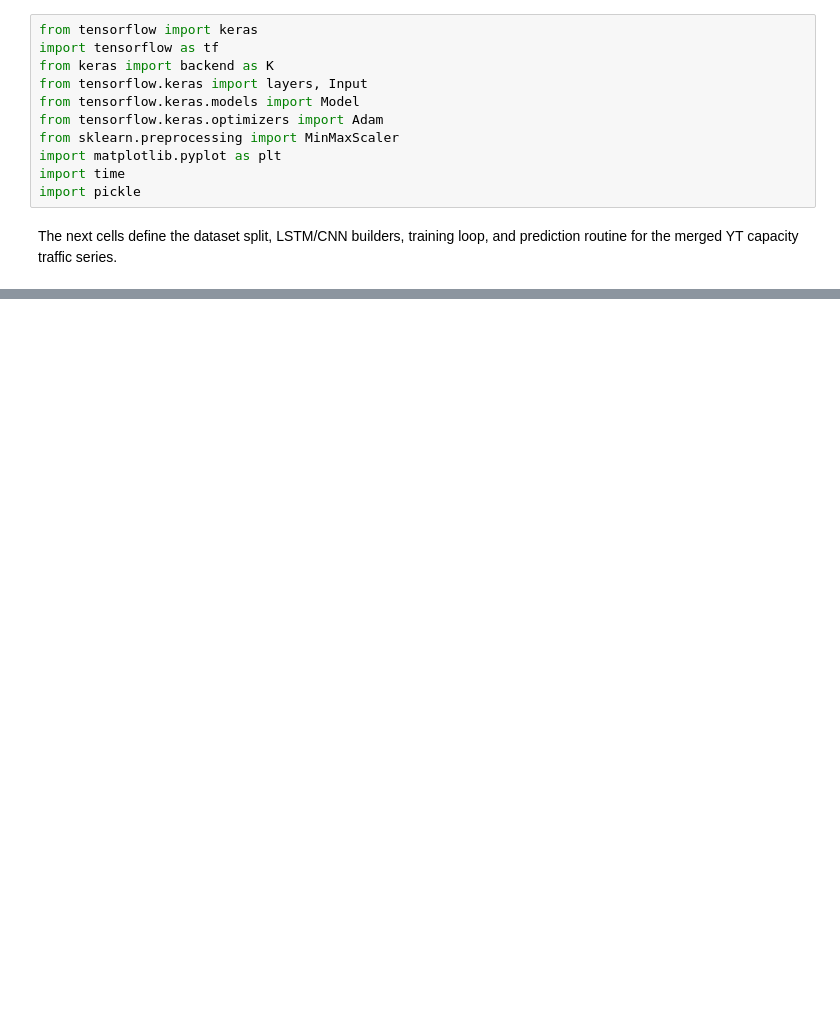
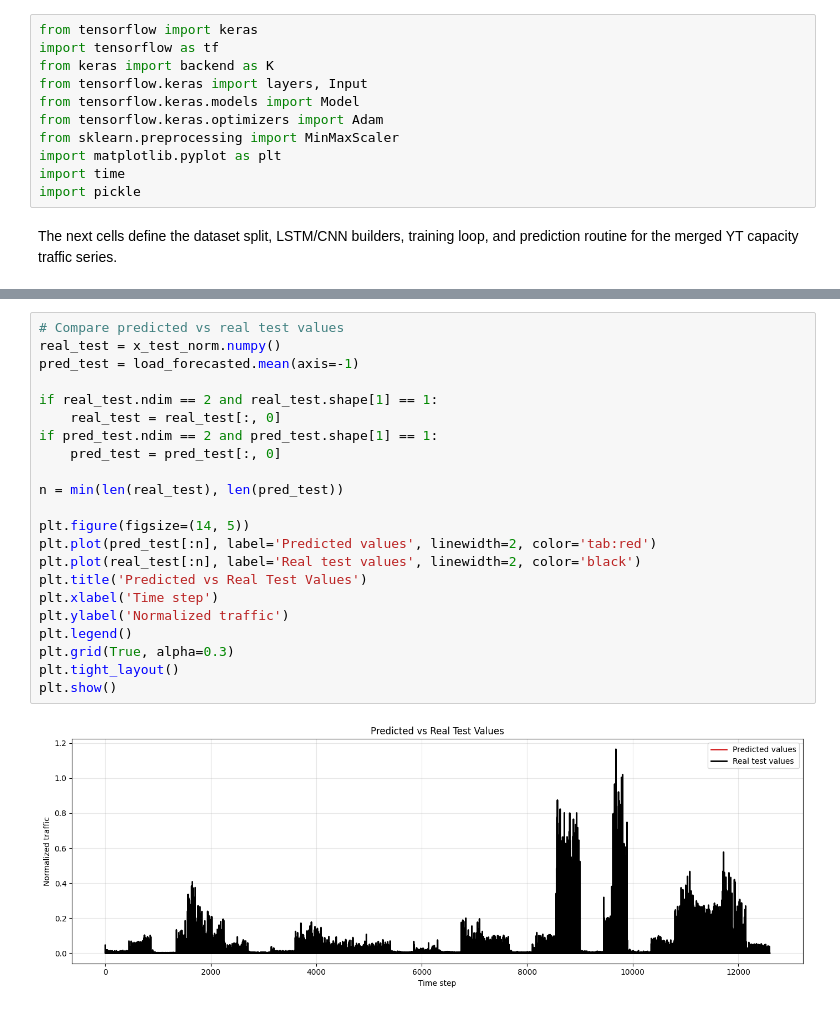
Before and after one commit to SergiAlcala/AZTEC_plus, a Jupyter notebook: aztec_for_YT.ipynb, the cells around one changed output, grey strips where cells are left out. Drawn from its saved outputs; the diff is of its cells as text; blank space fills up the shorter version.

```diff
--- a/aztec_for_YT.ipynb
+++ b/aztec_for_YT.ipynb
@@ -201,0 +257,24 @@ pickle.dump(minmaxscaler, open('./aztec_for_YT_minmaxscaler.pkl', 'wb'))
+# %%
+# Compare predicted vs real test values
+real_test = x_test_norm.numpy()
+pred_test = load_forecasted.mean(axis=-1)
+
+if real_test.ndim == 2 and real_test.shape[1] == 1:
+    real_test = real_test[:, 0]
+if pred_test.ndim == 2 and pred_test.shape[1] == 1:
+    pred_test = pred_test[:, 0]
+
+n = min(len(real_test), len(pred_test))
+
+plt.figure(figsize=(14, 5))
+plt.plot(pred_test[:n], label='Predicted values', linewidth=2, color='tab:red')
+plt.plot(real_test[:n], label='Real test values', linewidth=2, color='black')
+plt.title('Predicted vs Real Test Values')
+plt.xlabel('Time step')
+plt.ylabel('Normalized traffic')
+plt.legend()
+plt.grid(True, alpha=0.3)
+plt.tight_layout()
+plt.show()
+# %% [output]
+[figure, added]
```
Also changed, not shown: parts of 9 cells of this notebook.
